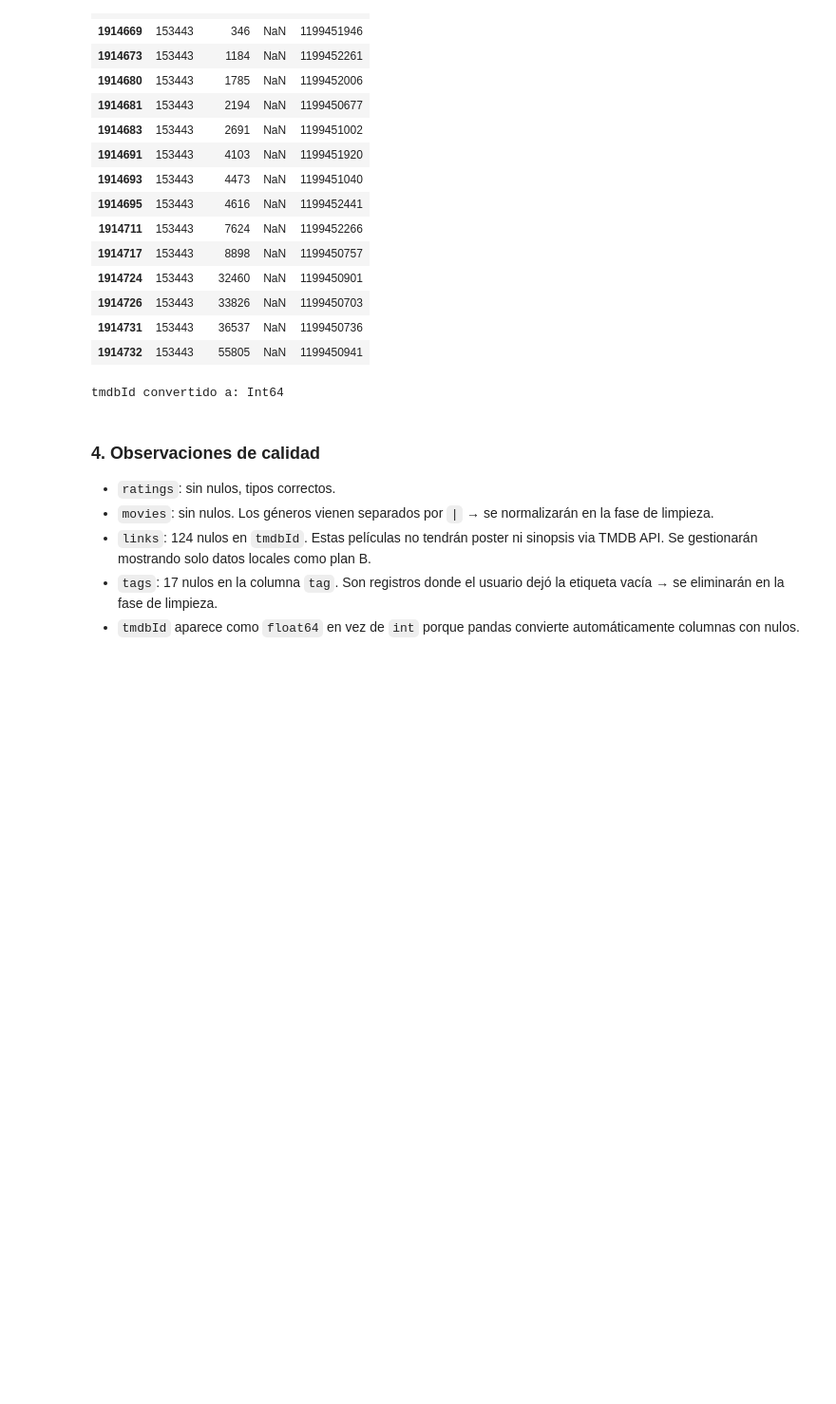
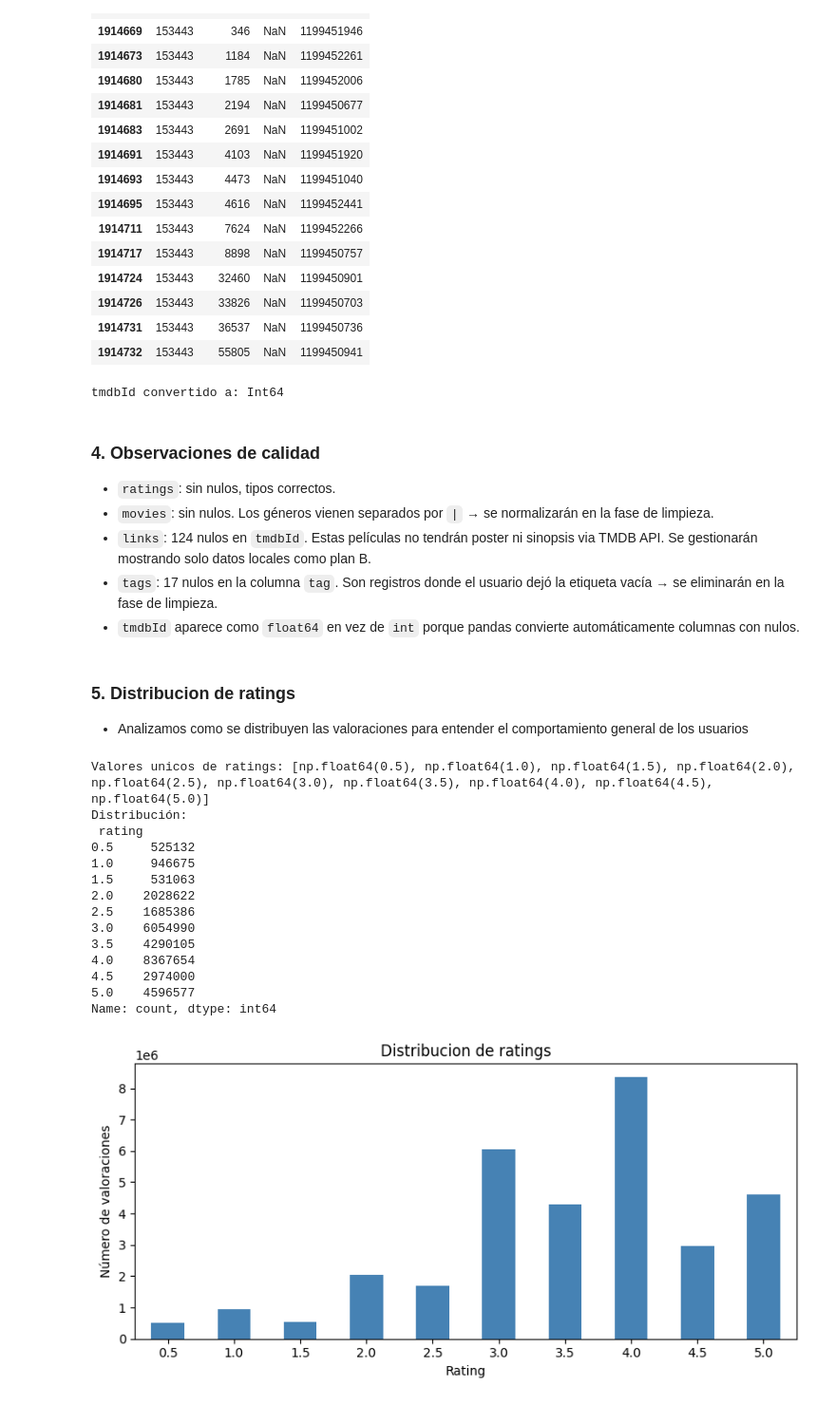
Before and after one commit to badrlah9/CineMatch-Sistema-de-recomendacion-peliculas, a Jupyter notebook: src/pipline/notebooks/eda.ipynb, the cells around one changed output. Shown at 95% size. Saved outputs shown, nothing was run; the diff lists cells and outputs as text; code cells hidden in the pictures; blank space fills up the shorter version.

Commit message:
add EDA analysis for ratings distribution, user activity and moviepopularity

```diff
--- a/src/pipline/notebooks/eda.ipynb
+++ b/src/pipline/notebooks/eda.ipynb
@@ -17,17 +17,19 @@ import pandas as pd
 import os
 
 # Ruta relativa desde la carpeta del notebook hacia data/raw/
-BASE_PATH = os.path.join(os.path.dirname(os.getcwd()), "..", "data", "raw")
+BASE_PATH = "../../../data/raw"
 
-ratings = pd.read_csv(os.path.join(BASE_PATH, "ratings.csv"))
-movies  = pd.read_csv(os.path.join(BASE_PATH, "movies.csv"))
-links   = pd.read_csv(os.path.join(BASE_PATH, "links.csv"))
-tags    = pd.read_csv(os.path.join(BASE_PATH, "tags.csv"))
+ratings = pd.read_csv(f"{BASE_PATH}/ratings.csv")
+movies  = pd.read_csv(f"{BASE_PATH}/movies.csv")
+links   = pd.read_csv(f"{BASE_PATH}/links.csv")
+tags    = pd.read_csv(f"{BASE_PATH}/tags.csv")
 
 print("ratings:", ratings.shape)
 print("movies: ", movies.shape)
 print("links:  ", links.shape)
 print("tags:   ", tags.shape)
+
+print(" Datos recargados correctamente")
 # %% [output]
 ratings: (32000204, 4)
 movies:  (87585, 3)
@@ -154,3 +157,39 @@ tmdbId convertido a: Int64
 - `links`: 124 nulos en `tmdbId`. Estas películas no tendrán poster ni sinopsis via TMDB API. Se gestionarán mostrando solo datos locales como plan B.
 - `tags`: 17 nulos en la columna `tag`. Son registros donde el usuario dejó la etiqueta vacía → se eliminarán en la fase de limpieza.
 - `tmdbId` aparece como `float64` en vez de `int` porque pandas convierte automáticamente columnas con nulos.
+# %% [markdown]
+### 5. Distribucion de ratings
+- Analizamos como se distribuyen las valoraciones para entender el comportamiento general de los usuarios
+# %%
+import matplotlib.pyplot as plt
+
+# Distribucion de ratings
+# Los ratings van de 0.5 a 5.0 en incrementos de 0.5
+print ("Valores unicos de ratings:", sorted(ratings["rating"].unique()))
+print("Distribución:\n", ratings["rating"].value_counts().sort_index())
+
+# histograma
+plt.figure(figsize=(8,4))
+ratings["rating"].value_counts().sort_index().plot(kind="bar", color="steelblue")
+plt.title("Distribucion de ratings")
+plt.xlabel("Rating")
+plt.ylabel("Número de valoraciones")
+plt.xticks(rotation=0)
+plt.tight_layout()
+plt.show()
+# %% [output]
+Valores unicos de ratings: [np.float64(0.5), np.float64(1.0), np.float64(1.5), np.float64(2.0), np.float64(2.5), np.float64(3.0), np.float64(3.5), np.float64(4.0), np.float64(4.5), np.float64(5.0)]
+Distribución:
+ rating
+0.5     525132
+1.0     946675
+1.5     531063
+2.0    2028622
+2.5    1685386
+3.0    6054990
+3.5    4290105
+4.0    8367654
+4.5    2974000
+5.0    4596577
+Name: count, dtype: int64
+[figure, added]
```
Also changed, not shown: parts of 8 cells of this notebook.
